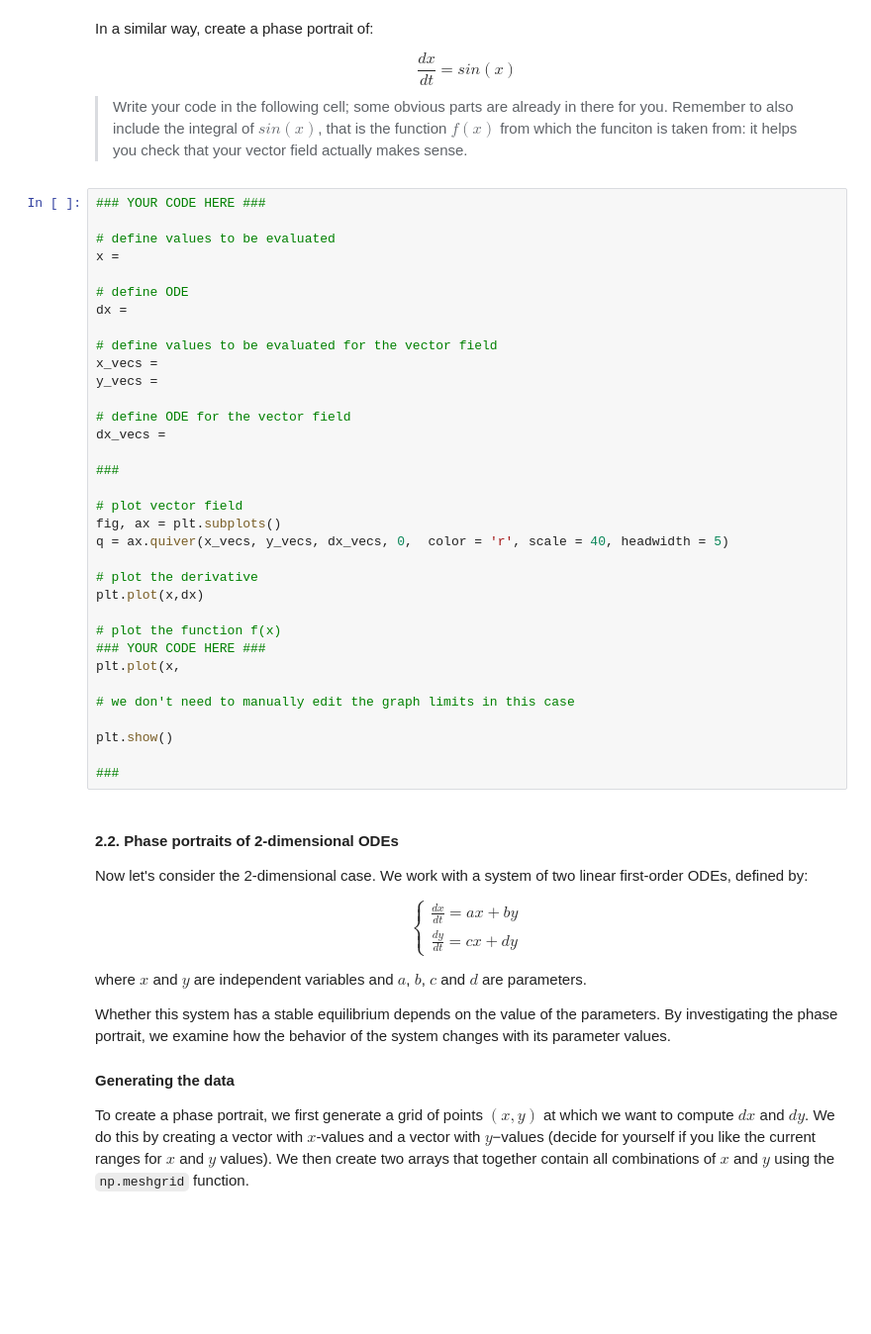
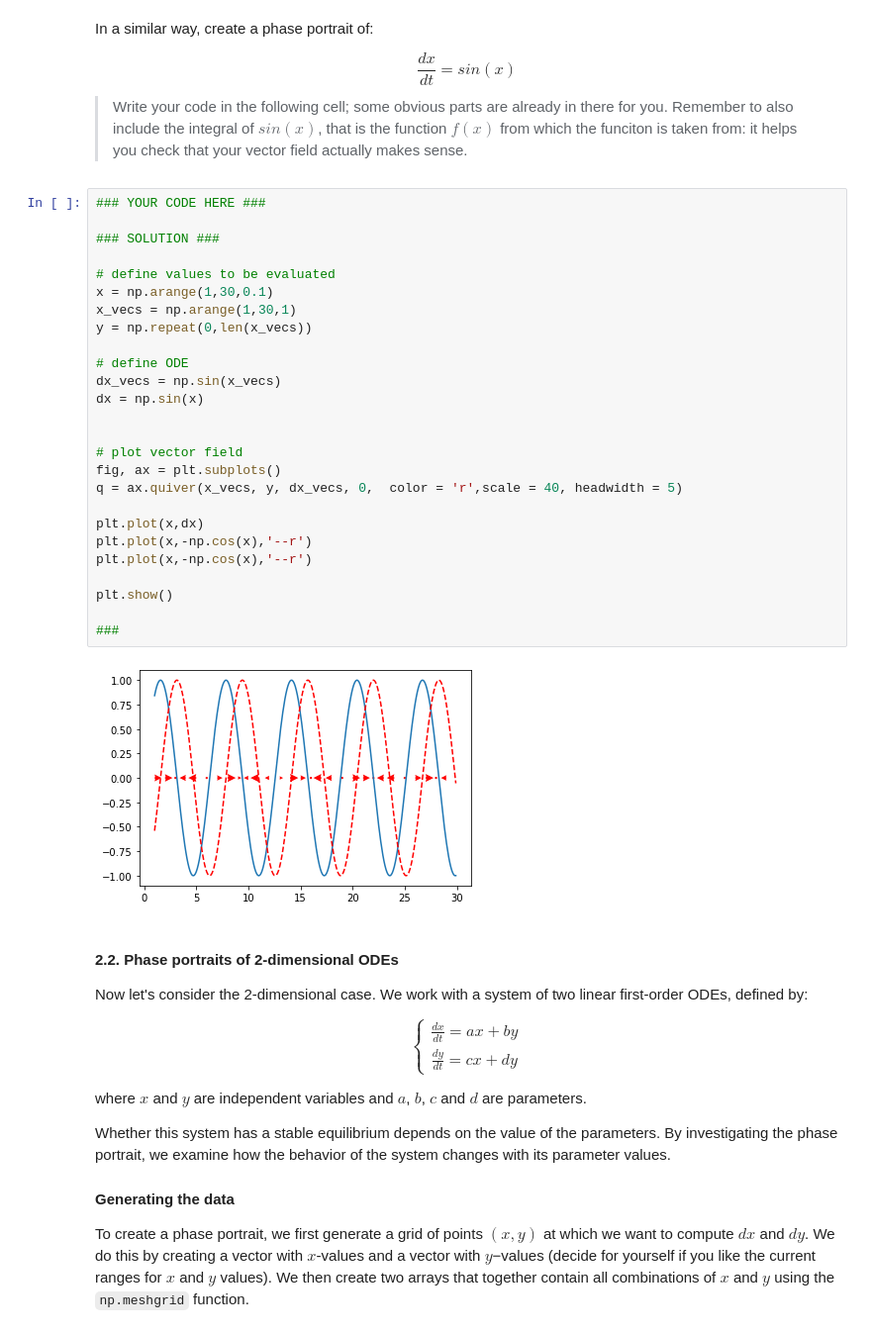
Before and after one commit to clclab/FNCM, a Jupyter notebook: book/Lab1-LinearAlgebra_ODEs.ipynb, the cells around one changed output. Shown: that part at 99% size. Drawn from its saved outputs; the diff is of its cells as text; blank space fills up the shorter version.

```diff
--- a/book/Lab1-LinearAlgebra_ODEs.ipynb
+++ b/book/Lab1-LinearAlgebra_ODEs.ipynb
@@ -334,37 +336,31 @@ In a similar way, create a phase portrait of:
 # %%
 ### YOUR CODE HERE ###
 
+### SOLUTION ###
+
 # define values to be evaluated
-x =
+x = np.arange(1,30,0.1)
+x_vecs = np.arange(1,30,1)
+y = np.repeat(0,len(x_vecs))
 
 # define ODE
-dx =
+dx_vecs = np.sin(x_vecs)
+dx = np.sin(x)
 
-# define values to be evaluated for the vector field
-x_vecs =
-y_vecs =
-
-# define ODE for the vector field
-dx_vecs =
-
-###
 
 # plot vector field
 fig, ax = plt.subplots()
-q = ax.quiver(x_vecs, y_vecs, dx_vecs, 0,  color = 'r', scale = 40, headwidth = 5)
+q = ax.quiver(x_vecs, y, dx_vecs, 0,  color = 'r',scale = 40, headwidth = 5)
 
-# plot the derivative
 plt.plot(x,dx)
-
-# plot the function f(x)
-### YOUR CODE HERE ###
-plt.plot(x,
-
-# we don't need to manually edit the graph limits in this case
+plt.plot(x,-np.cos(x),'--r')
+plt.plot(x,-np.cos(x),'--r')
 
 plt.show()
 
 ###
+# %% [output]
+[figure, added]
 # %% [markdown]
 #### 2.2. Phase portraits of 2-dimensional ODEs
 
```
Also changed, not shown: parts of 1 cell of this notebook, 1 other file.
